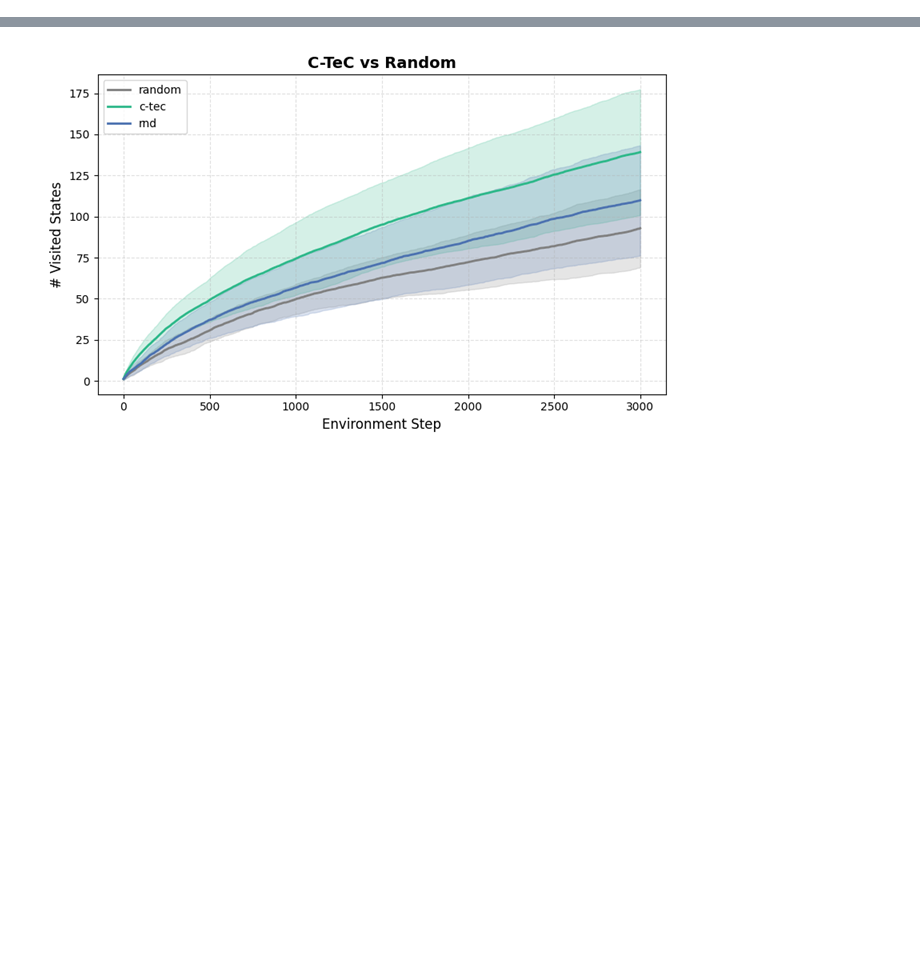
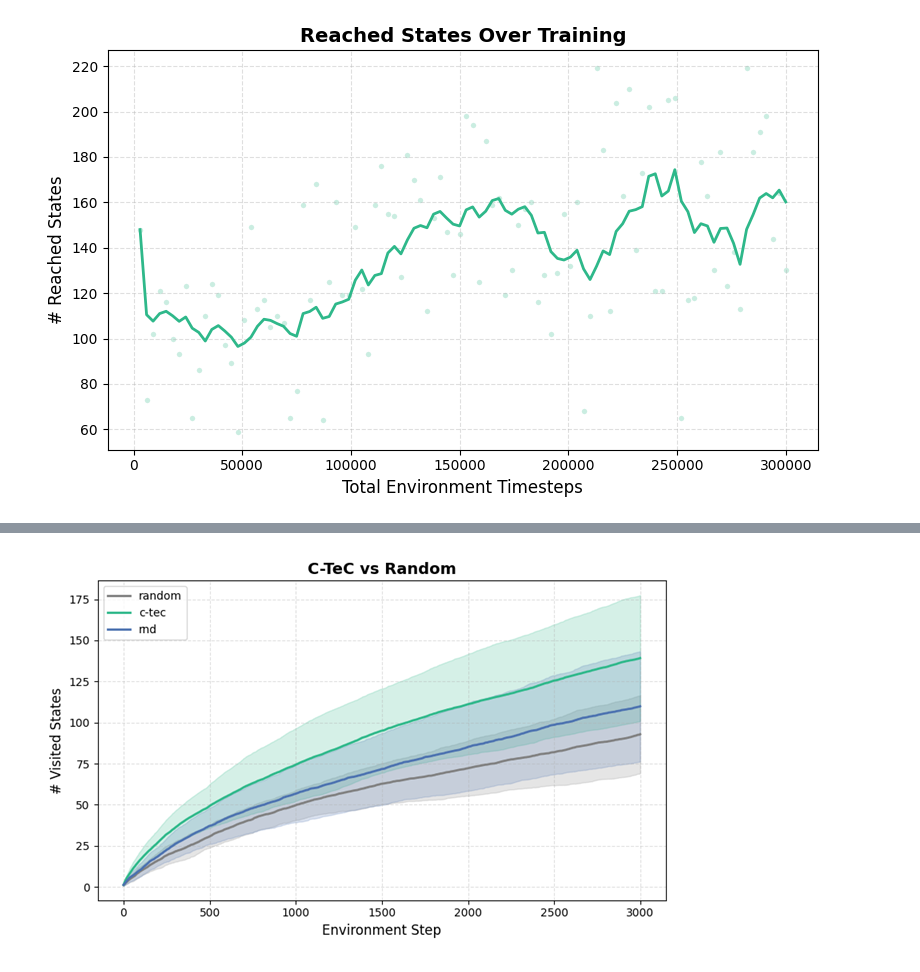
Before and after one commit to LSNoor/C-TeC, a Jupyter notebook: demo.ipynb, the cells around one changed output, grey strips where cells are left out. Cells and saved outputs as stored; diff of their text form; code cells hidden in the pictures; blank space fills up the shorter version.

```diff
--- a/demo.ipynb
+++ b/demo.ipynb
@@ -32,0 +137,7 @@ KeyboardInterrupt:
+# %%
+from c_tec.utils.visualization import plot_reached_states
+
+
+plot_reached_states(train_logger=c_tec_train_logger, save_path=None)
+# %% [output]
+[figure, added]
```
Also changed, not shown: parts of 33 cells of this notebook, 11 other files.
